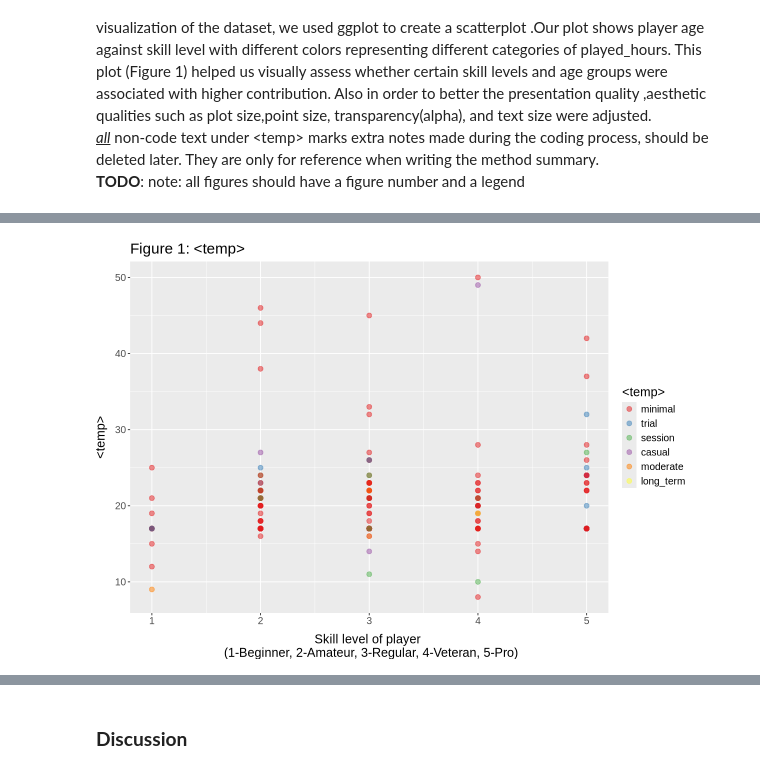
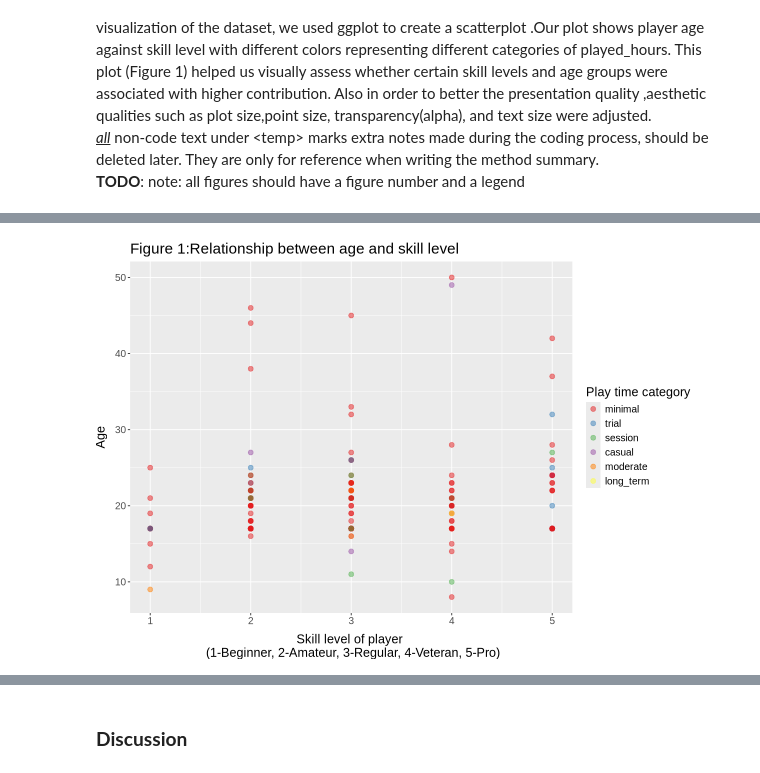
Before and after one commit to Jaye136/DSCI-100-project, a Jupyter notebook: project_version0.ipynb, the cells around one changed output, grey strips where cells are left out. Cells and saved outputs as stored; diff of their text form; code cells hidden in the pictures.

```diff
--- a/project_version0.ipynb
+++ b/project_version0.ipynb
@@ -118,14 +108,14 @@ select(experience, Age, played_range_hrs)
 # %%
 # visualising relevent parts of the data for exploratory analysis
 # <temp>
 # add labels, plot size options, other aesthetic options
 # only preliminary, can correct later
 options(repr.plot.height = 7, repr.plot.width = 10)
 players_exploratory_vis <- players_exploratory |>
 ggplot(aes(x = experience, y = Age, colour = played_range_hrs)) + geom_point(size = 2.5, alpha = 0.5) +
 scale_colour_brewer(palette = "Set1") + theme(text = element_text(size = 15), axis.title.x = element_text(vjust = -1), axis.title.y = element_text(vjust = 3), plot.title = element_text(vjust = 1)) +
 labs(x = "Skill level of player \n (1-Beginner, 2-Amateur, 3-Regular, 4-Veteran, 5-Pro)",
-    y = "<temp>", title = "Figure 1: <temp>", colour = "<temp>")
+    y = "Age", title = "Figure 1:Relationship between age and skill level", colour = "Play time category")
 players_exploratory_vis
 # %% [output]
-[figure, old version]
+[figure, new version]
```
Also changed, not shown: parts of 2 cells of this notebook.
